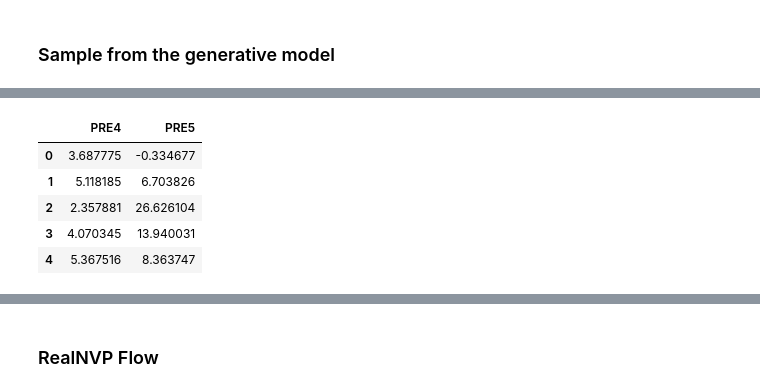
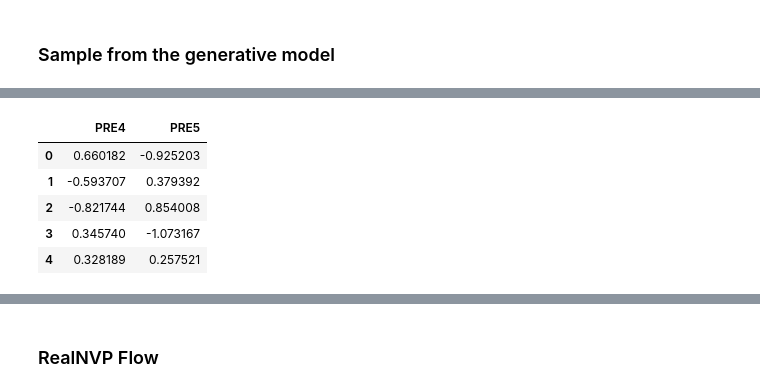
Before and after one commit to kgkeklikci/Normalizing-Flows, a Jupyter notebook: beta-vae-normalizing-flows/thoracic-surgery/beta-vae-realnvp-thoracic-surgery.ipynb, the cells around one changed output, grey strips where cells are left out. Cells and saved outputs as stored; diff of their text form; code cells hidden in the pictures.

```diff
--- a/beta-vae-normalizing-flows/thoracic-surgery/beta-vae-realnvp-thoracic-surgery.ipynb
+++ b/beta-vae-normalizing-flows/thoracic-surgery/beta-vae-realnvp-thoracic-surgery.ipynb
@@ -219,8 +207,7 @@ sns.despine()
 # %% [markdown]
 ### Compile and fit the model
 # %%
-X_train[keepdims[1:]] = X_train[keepdims[1:]].astype(np.float32)
-X_test[keepdims[1:]] = X_test[keepdims[1:]].astype(np.float32)
+X_test.drop(['DGN'], axis=1, inplace=True)
 # %%
-X_train.drop('DGN',axis=1,inplace=True)
-X_test.drop('DGN',axis=1,inplace=True)
+X_train[keepdims[1:]] = X_train[keepdims[1:]].astype(np.float32)
+X_test[keepdims[1:]] = X_test[keepdims[1:]].astype(np.float32)
@@ -292,14 +287,12 @@ X_train_sample.head()
 # %%
-# propogate back from the pipeline
-# training data -- reverse standardization
-
-X_train_sample = pd.DataFrame(scaler.inverse_transform(X_train_sample.to_numpy()), columns=X_train.columns)
-X_train_sample.head()
+X_test_sample = decoder(X_test.to_numpy()).sample()
+X_test_sample = pd.DataFrame(X_test_sample.numpy(), columns=X_test.columns)
+X_test_sample.head()
 # %% [output]
 |  | PRE4 | PRE5 |
-| 0 | 3.687775 | -0.334677 |
-| 1 | 5.118185 | 6.703826 |
-| 2 | 2.357881 | 26.626104 |
-| 3 | 4.070345 | 13.940031 |
-| 4 | 5.367516 | 8.363747 |
+| 0 | 0.660182 | -0.925203 |
+| 1 | -0.593707 | 0.379392 |
+| 2 | -0.821744 | 0.854008 |
+| 3 | 0.345740 | -1.073167 |
+| 4 | 0.328189 | 0.257521 |
 # %%
```
Also changed, not shown: parts of 45 cells of this notebook, 2 other files.
